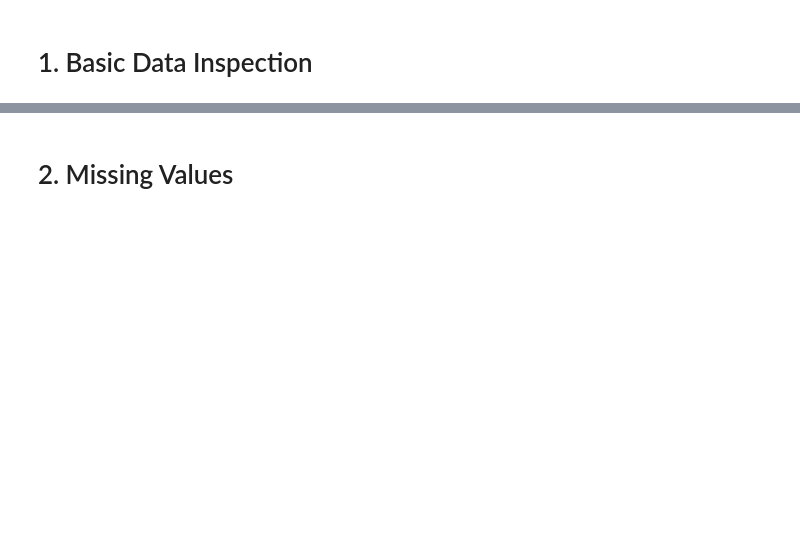
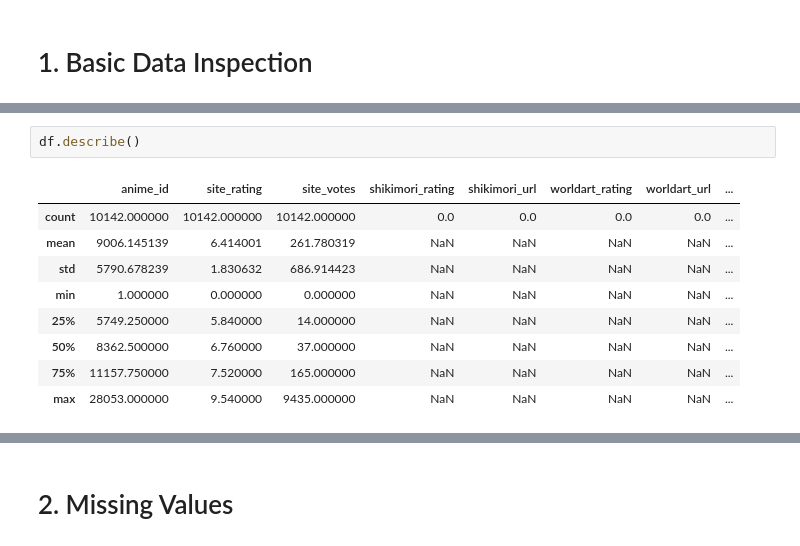
Before and after one commit to nurapura2/anime_final_project, a Jupyter notebook: src/notebooks/data_cleaning.ipynb, the cells around one changed output, grey strips where cells are left out. Drawn from its saved outputs; the diff is of its cells as text; blank space fills up the shorter version.

```diff
--- a/src/notebooks/data_cleaning.ipynb
+++ b/src/notebooks/data_cleaning.ipynb
@@ -30,0 +40,12 @@ None
+# %%
+df.describe()
+# %% [output]
+|  | anime_id | site_rating | site_votes | shikimori_rating | shikimori_url | worldart_rating | worldart_url | ... |
+| count | 10142.000000 | 10142.000000 | 10142.000000 | 0.0 | 0.0 | 0.0 | 0.0 | ... |
+| mean | 9006.145139 | 6.414001 | 261.780319 | NaN | NaN | NaN | NaN | ... |
+| std | 5790.678239 | 1.830632 | 686.914423 | NaN | NaN | NaN | NaN | ... |
+| min | 1.000000 | 0.000000 | 0.000000 | NaN | NaN | NaN | NaN | ... |
+| 25% | 5749.250000 | 5.840000 | 14.000000 | NaN | NaN | NaN | NaN | ... |
+| 50% | 8362.500000 | 6.760000 | 37.000000 | NaN | NaN | NaN | NaN | ... |
+| 75% | 11157.750000 | 7.520000 | 165.000000 | NaN | NaN | NaN | NaN | ... |
+| max | 28053.000000 | 9.540000 | 9435.000000 | NaN | NaN | NaN | NaN | ... |
```
Also changed, not shown: parts of 24 cells of this notebook, 2 other files.
